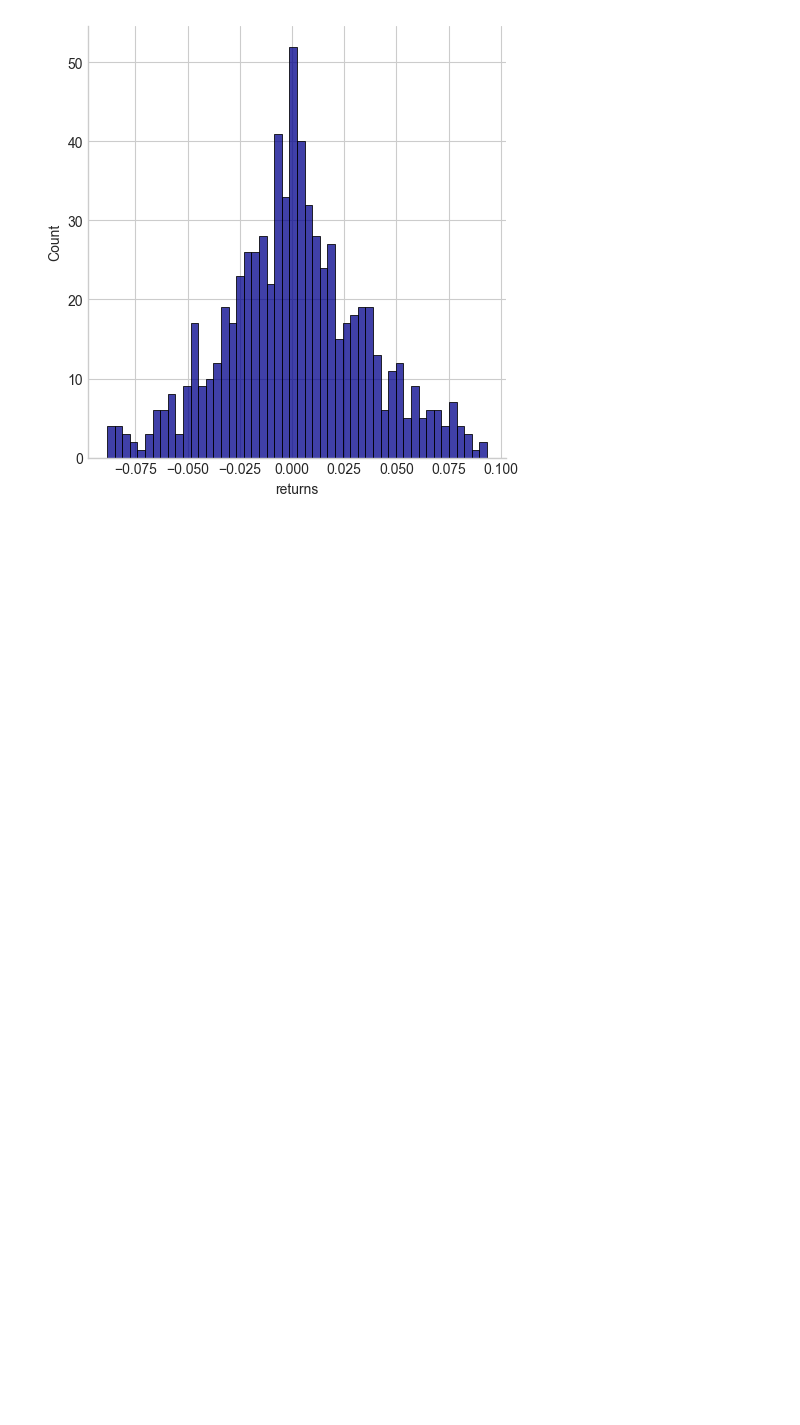
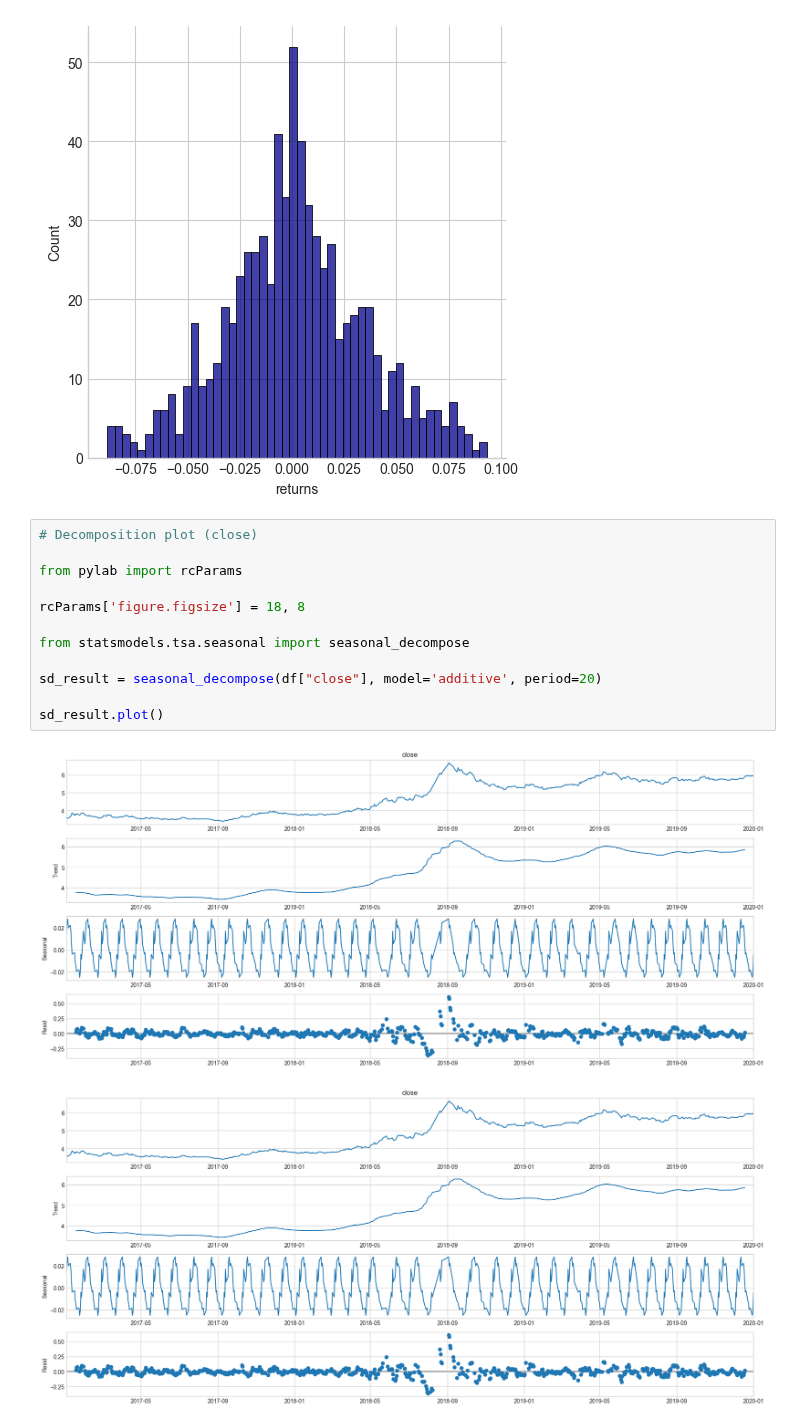
Before and after one commit to batuhanmtl/Time-Series-Analysis, a Jupyter notebook: Univariate Regression/ExchangeRatePrediction.ipynb, the cells around one changed output. Drawn from its saved outputs; the diff is of its cells as text; blank space fills up the shorter version.

```diff
--- a/Univariate Regression/ExchangeRatePrediction.ipynb
+++ b/Univariate Regression/ExchangeRatePrediction.ipynb
@@ -224,3 +224,18 @@ stat : 0.817 , p : 0.665
 Return series is normally distributed
 [figure]
 [figure]
+# %%
+# Decomposition plot (close)
+
+from pylab import rcParams
+
+rcParams['figure.figsize'] = 18, 8
+
+from statsmodels.tsa.seasonal import seasonal_decompose
+
+sd_result = seasonal_decompose(df["close"], model='additive', period=20)
+
+sd_result.plot()
+# %% [output]
+[figure, added]
+[figure, added]
```
Also changed, not shown: parts of 2 cells of this notebook.
